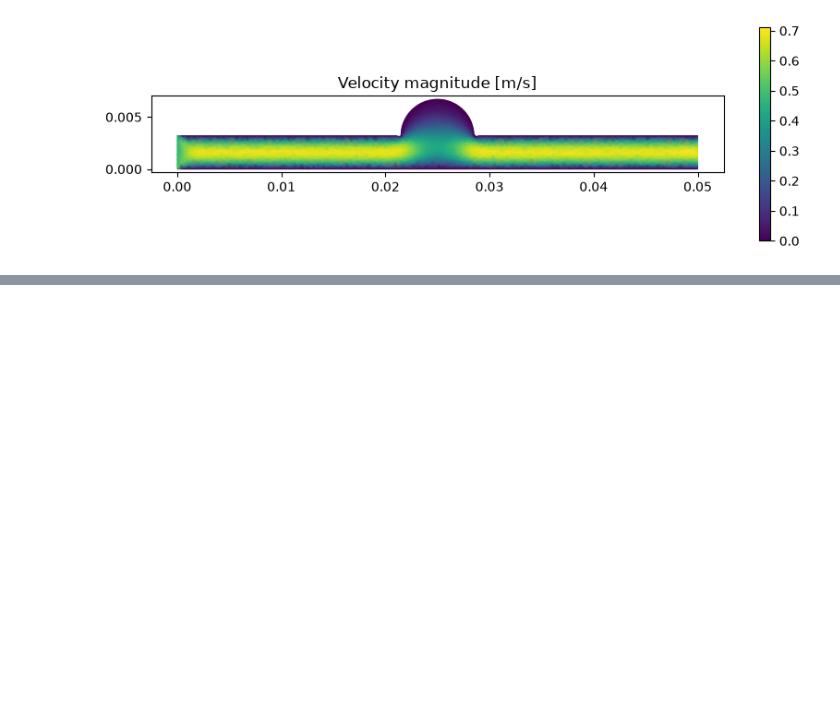
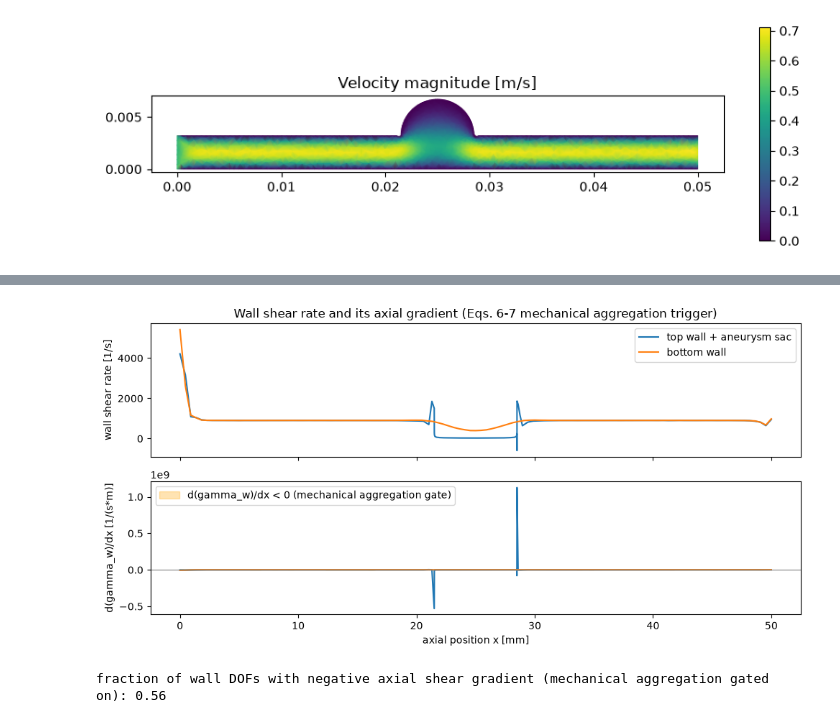
Before and after one commit to danilodurs/thrombus-bench, a Jupyter notebook: notebooks/01_explore_mechanistic_baseline.ipynb, the cells around one changed output, grey strips where cells are left out. Drawn from its saved outputs; the diff is of its cells as text; code cells hidden in the pictures; blank space fills up the shorter version.

```diff
--- a/notebooks/01_explore_mechanistic_baseline.ipynb
+++ b/notebooks/01_explore_mechanistic_baseline.ipynb
@@ -97,0 +118,47 @@ and `coupled_solver.py` land, this notebook should be extended with:
+# %%
+from matplotlib.patches import Patch
+from skfem import Basis, ElementTriP1
+
+from thrombus_bench.mechanistic.coupled_solver import (
+    _axial_shear_gradient,
+    _wall_branches,
+    _wall_shear_rate_nodal,
+)
+
+vessel_diameter_m = geom.vessel_diameter_mm * 1.0e-3
+basis_c = Basis(m, ElementTriP1())
+top_branch, bottom_branch = _wall_branches(basis_c, vessel_diameter_m)
+wall_dofs = np.union1d(top_branch, bottom_branch)
+
+gamma_nodal = _wall_shear_rate_nodal(basis_c, flow)
+d_gamma_dx_wall = _axial_shear_gradient(basis_c, wall_dofs, gamma_nodal, top_branch, bottom_branch)
+grad_full = np.zeros(basis_c.N)
+grad_full[wall_dofs] = d_gamma_dx_wall
+
+fig, axes = plt.subplots(2, 1, figsize=(10, 5), sharex=True)
+for branch, label in [(top_branch, "top wall + aneurysm sac"), (bottom_branch, "bottom wall")]:
+    x_mm = basis_c.doflocs[0, branch] * 1e3
+    axes[0].plot(x_mm, gamma_nodal[branch], label=label)
+    g = grad_full[branch]
+    axes[1].plot(x_mm, g, label=label)
+    axes[1].fill_between(x_mm, g, 0.0, where=g < 0, color="orange", alpha=0.3)
+
+axes[0].set_ylabel("wall shear rate [1/s]")
+axes[0].set_title("Wall shear rate and its axial gradient (Eqs. 6-7 mechanical aggregation trigger)")
+axes[0].legend(loc="best")
+
+axes[1].axhline(0.0, color="gray", linewidth=0.8)
+axes[1].set_ylabel("d(gamma_w)/dx [1/(s*m)]")
+axes[1].set_xlabel("axial position x [mm]")
+axes[1].legend(
+    handles=[Patch(color="orange", alpha=0.3, label="d(gamma_w)/dx < 0 (mechanical aggregation gate)")],
+    loc="best",
+)
+plt.tight_layout()
+plt.show()
+
+frac_negative = np.mean(grad_full[wall_dofs] < 0)
+print(f"fraction of wall DOFs with negative axial shear gradient (mechanical aggregation gated on): {frac_negative:.2f}")
+# %% [output]
+[figure, added]
+fraction of wall DOFs with negative axial shear gradient (mechanical aggregation gated on): 0.56
```
Also changed, not shown: parts of 11 cells of this notebook, 13 other files.
